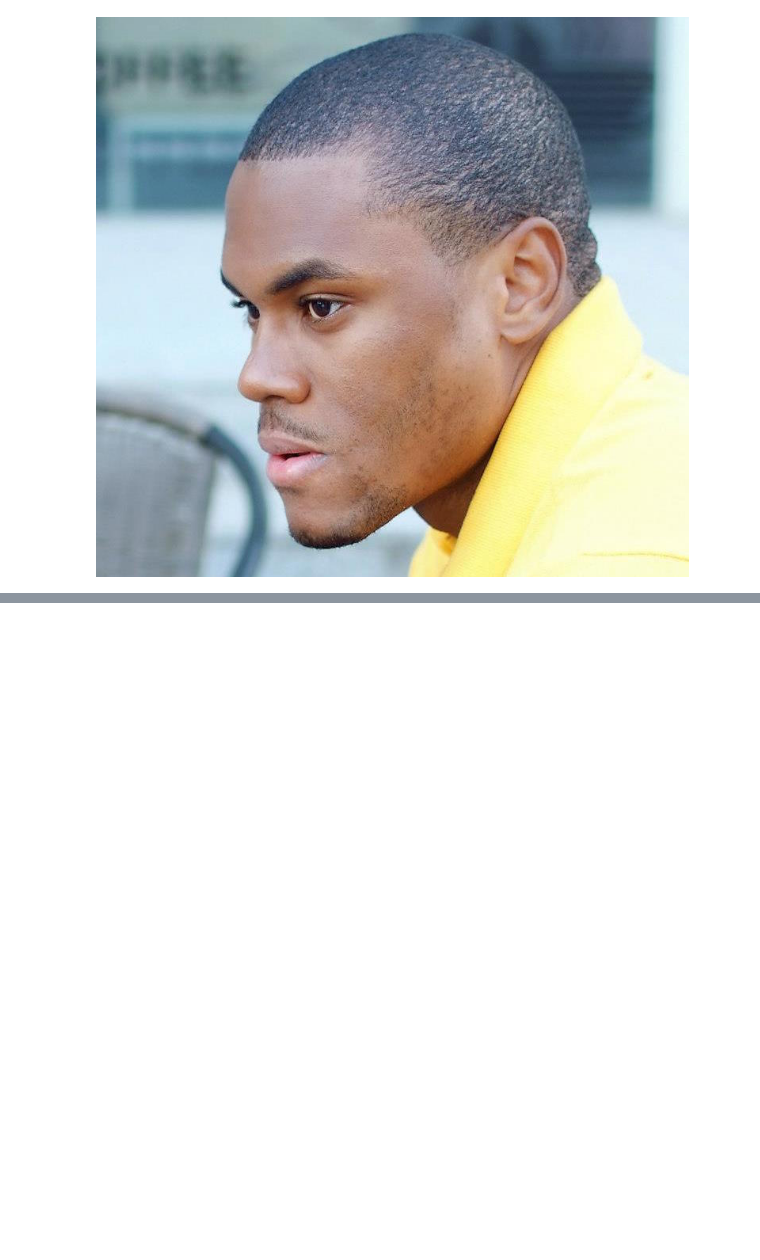
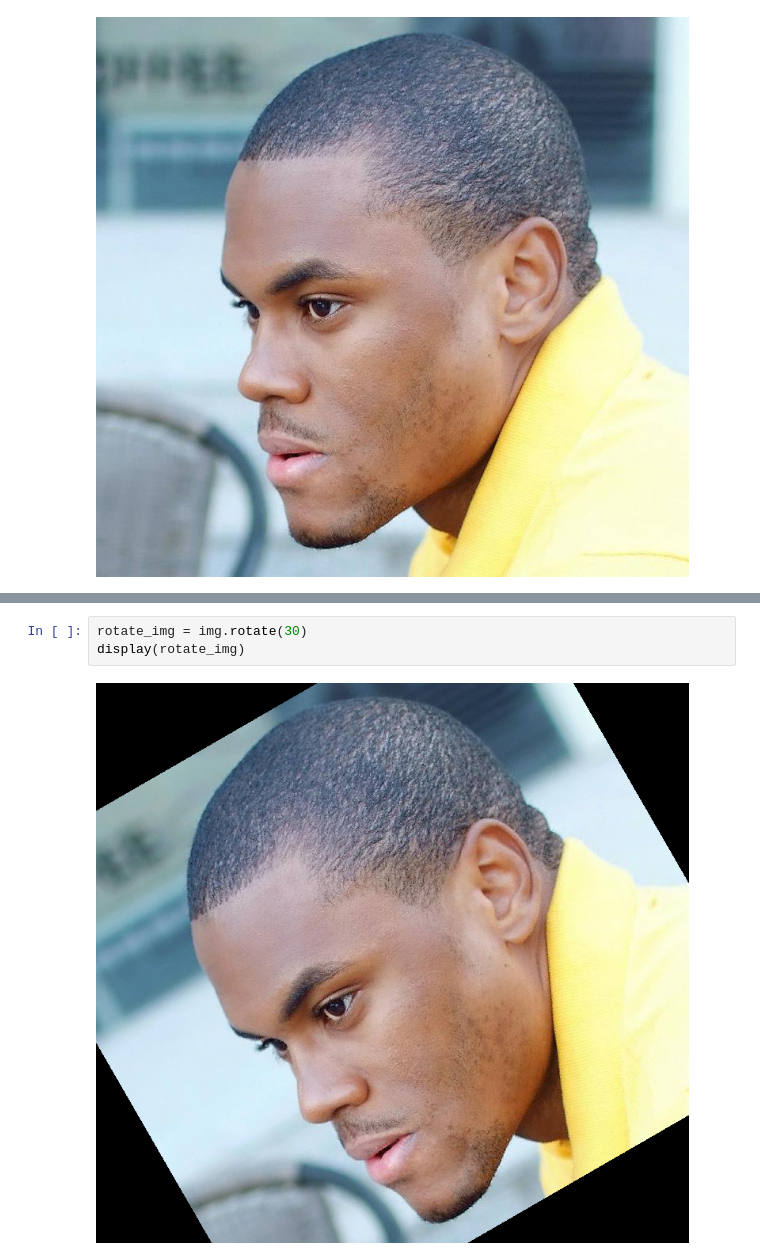
Before and after one commit to Jeannot-MN/digital-Image-processing, a Jupyter notebook: notebooks/intro_pil.ipynb, the cells around one changed output, grey strips where cells are left out. Drawn from its saved outputs; the diff is of its cells as text; blank space fills up the shorter version.

```diff
--- a/notebooks/intro_pil.ipynb
+++ b/notebooks/intro_pil.ipynb
@@ -8,0 +29,5 @@ display(img)
+# %%
+rotate_img = img.rotate(30)
+display(rotate_img)
+# %% [output]
+[figure, added]
```
Also changed, not shown: parts of 4 cells of this notebook.
